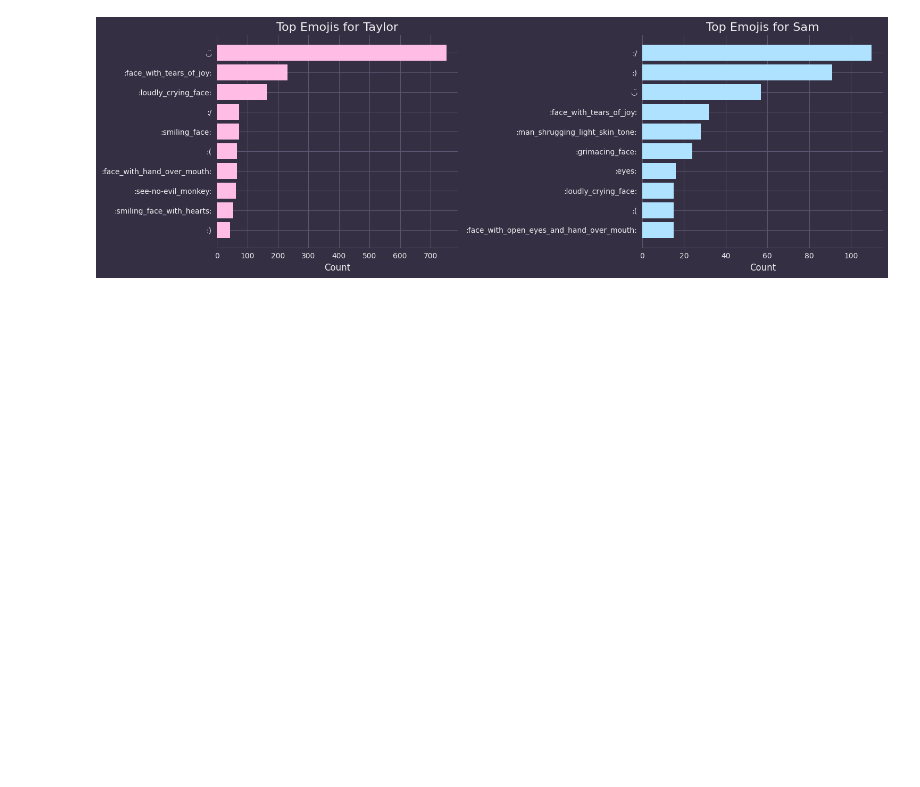
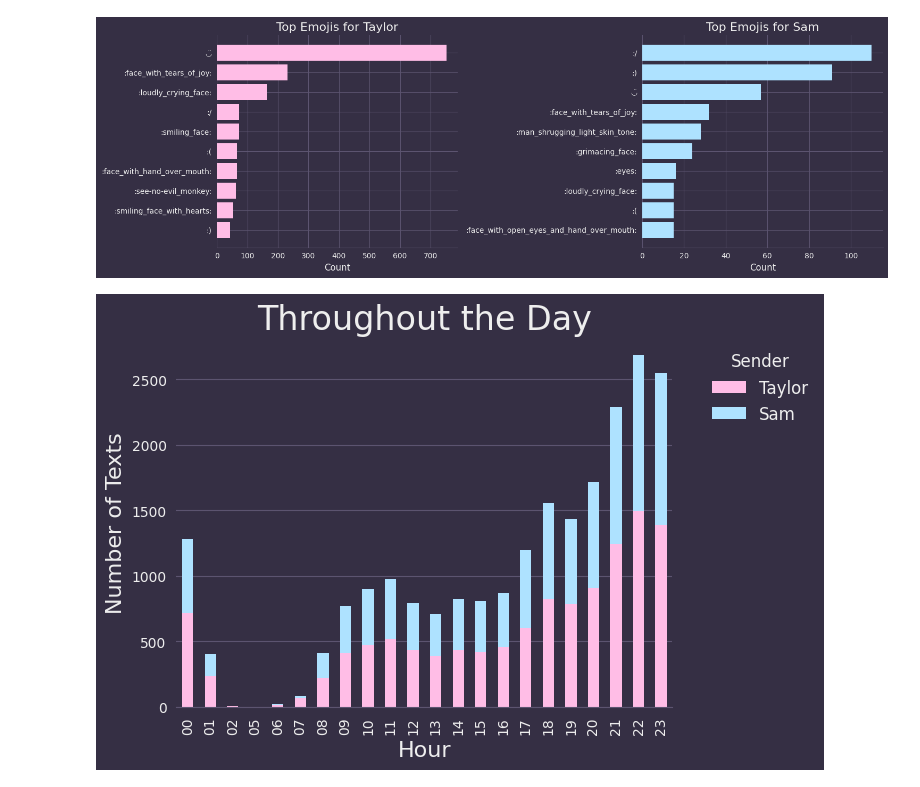
Before and after one commit to scs5/text-analytics, a Jupyter notebook: src/analysis.ipynb, the cells around one changed output. Drawn from its saved outputs; the diff is of its cells as text; code cells hidden in the pictures; blank space fills up the shorter version.

Commit message:
Added plot for texts by hour

```diff
--- a/src/analysis.ipynb
+++ b/src/analysis.ipynb
@@ -110,3 +111,34 @@ plt.tight_layout()
 plt.show()
 # %% [output]
 [figure]
+# %%
+# Texts throughout the day
+text_hours = {}
+for i, row in df.iterrows():
+    sender = row['Sender']
+    hour = row['Date'][-5:-3]
+
+    if not sender in text_hours.keys():
+        text_hours[sender] = {}
+
+    if not hour in text_hours[sender]:
+        text_hours[sender][hour] = 1
+    else:
+        text_hours[sender][hour] += 1
+
+# Plot
+df_hours = pd.DataFrame(text_hours).fillna(0).sort_index()
+
+# Plotting the stacked bar plot
+df_hours.plot(kind='bar', stacked=True, color=USER_COLORS)
+plt.title('Throughout the Day', fontsize=24)
+plt.xlabel('Hour', fontsize=16)
+plt.ylabel('Number of Texts', fontsize=16)
+plt.grid(axis='x', alpha=0)
+plt.legend(title='Sender', bbox_to_anchor=(1.05, 1), loc='upper left',
+           fontsize=12, title_fontsize=12)
+
+# Show the plot
+plt.show()
+# %% [output]
+[figure, added]
```
Also changed, not shown: parts of 1 cell of this notebook.
